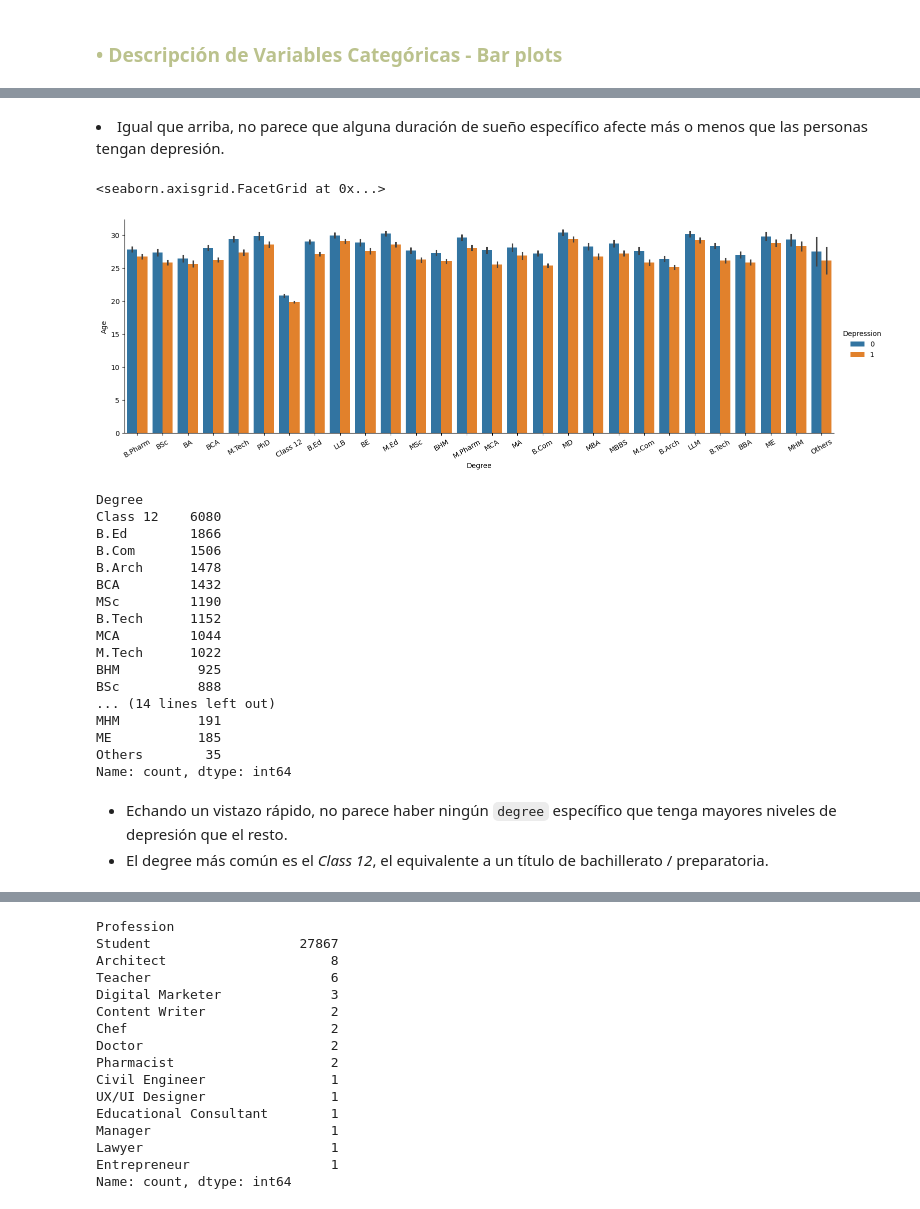
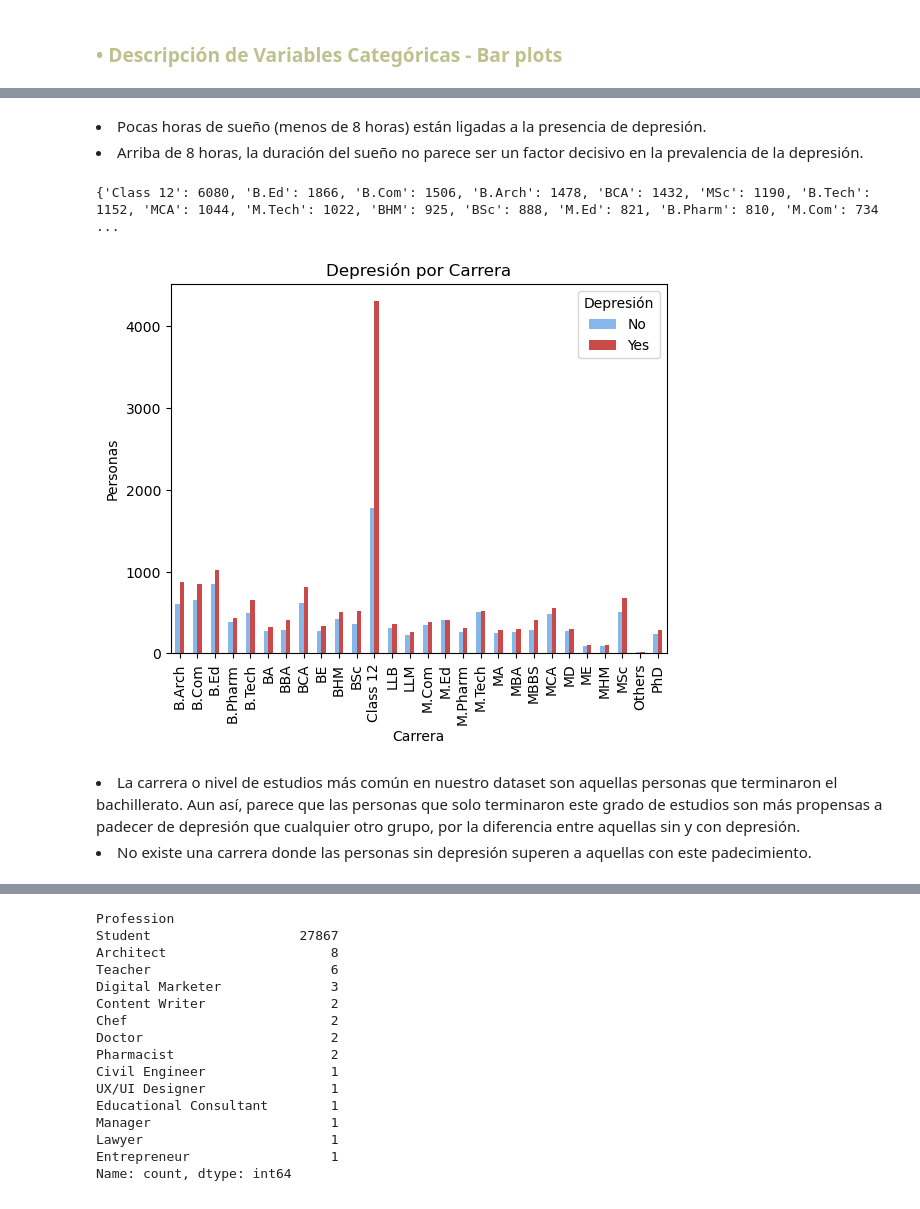
Before and after one commit to denisevaldivia/Depression_Classification, a Jupyter notebook: notebooks/01_eda_inicial.ipynb, the cells around one changed output, grey strips where cells are left out. Saved outputs shown, nothing was run; the diff lists cells and outputs as text; code cells hidden in the pictures.

```diff
--- a/notebooks/01_eda_inicial.ipynb
+++ b/notebooks/01_eda_inicial.ipynb
@@ -192,31 +183,11 @@ Name: count, dtype: int64
 # %% [markdown]
-<li> Igual que arriba, no parece que alguna duración de sueño específico afecte más o menos que las personas tengan depresión.
+<li> Pocas horas de sueño (menos de 8 horas) están ligadas a la presencia de depresión.
+<li> Arriba de 8 horas, la duración del sueño no parece ser un factor decisivo en la prevalencia de la depresión.
-# %%
-p = sns.catplot(x=df["Degree"], y=df["Age"], hue=df["Depression"],kind="bar", aspect=3)
-p.set_xticklabels(rotation = 30)
-# %% [output]
-<seaborn.axisgrid.FacetGrid at 0x...>
-[figure, removed]
-# %%
-df["Degree"].value_counts()
-# %% [output]
-Degree
-Class 12    6080
-B.Ed        1866
-B.Com       1506
-B.Arch      1478
-BCA         1432
-MSc         1190
-B.Tech      1152
-MCA         1044
-M.Tech      1022
-BHM          925
-BSc          888
-... (14 lines left out)
-MHM          191
-ME           185
-Others        35
-Name: count, dtype: int64
+# %%
+grafica_cualitativa(df['Degree'], 'Carrera')
+# %% [output]
+{'Class 12': 6080, 'B.Ed': 1866, 'B.Com': 1506, 'B.Arch': 1478, 'BCA': 1432, 'MSc': 1190, 'B.Tech': 1152, 'MCA': 1044, 'M.Tech': 1022, 'BHM': 925, 'BSc': 888, 'M.Ed': 821, 'B.Pharm': 810, 'M.Com': 734 ...
+[figure, added]
 # %% [markdown]
-- Echando un vistazo rápido, no parece haber ningún `degree` específico que tenga mayores niveles de depresión que el resto. <br>
-- El degree más común es el *Class 12*, el equivalente a un título de bachillerato / preparatoria.
+<li> La carrera o nivel de estudios más común en nuestro dataset son aquellas personas que terminaron el bachillerato. Aun así, parece que las personas que solo terminaron este grado de estudios son más propensas a padecer de depresión que cualquier otro grupo, por la diferencia entre aquellas sin y con depresión.
+<li> No existe una carrera donde las personas sin depresión superen a aquellas con este padecimiento.
```
Also changed, not shown: parts of 18 cells of this notebook, 1 other file.
